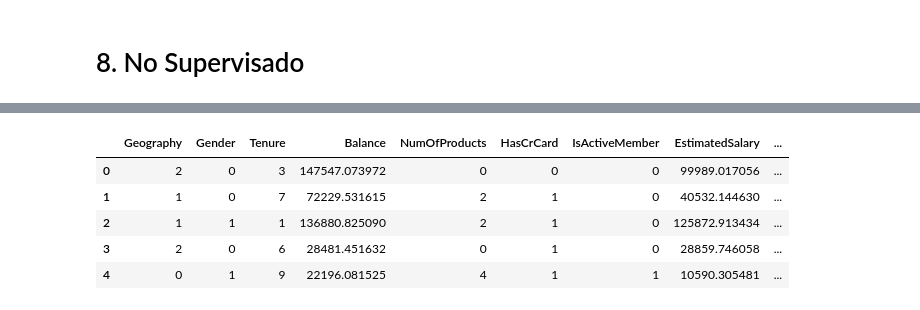
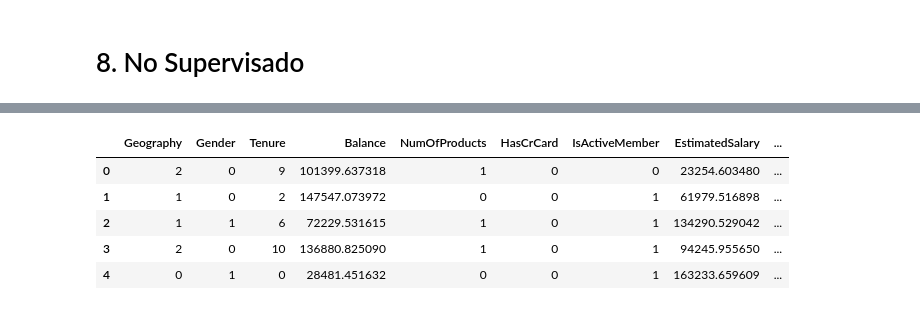
Before and after one commit to StevenNoboa/Proyecto_Machine_Learning_Bank_Customer_Churn_Detection, a Jupyter notebook: noteooks/Entrenamiento_Ev_ProyectoML_3.ipynb, the cells around one changed output, grey strips where cells are left out. Cells and saved outputs as stored; diff of their text form; code cells hidden in the pictures.

```diff
--- a/noteooks/Entrenamiento_Ev_ProyectoML_3.ipynb
+++ b/noteooks/Entrenamiento_Ev_ProyectoML_3.ipynb
@@ -792,31 +805,31 @@ with open(filename, 'rb') as archivo_entrada:
 # %%
 np.random.seed(12)
 
 nuevos_valores = {
     'Geography': np.random.randint(0, 3, size=5),
     'Gender': np.random.randint(0, 2, size=5),
-    'Tenure': np.random.randint(1, 10, size=5),
+    'Tenure': np.random.randint(0, 11, size=5),
     'Balance': np.random.uniform(0, 150000, size=5),
-    'NumOfProducts': np.random.randint(0, 5, size=5),
+    'NumOfProducts': np.random.randint(0, 2, size=5),
     'HasCrCard': np.random.randint(0, 2, size=5),
     'IsActiveMember': np.random.randint(0, 2, size=5),
     'EstimatedSalary': np.random.uniform(0, 200000, size=5),
     'Satisfaction Score': np.random.randint(1, 5, size=5),
-    'Card Type': np.random.randint(1, 5, size=5),
-    'Point Earned': np.random.randint(200, 1000, size=5),
-    'Age Category': np.random.randint(1, 4, size=5),
-    'CreditScore Category': np.random.randint(1, 4, size=5)
+    'Card Type': np.random.randint(0, 4, size=5),
+    'Point Earned': np.random.randint(119, 1000, size=5),
+    'Age Category': np.random.randint(0, 5, size=5),
+    'CreditScore Category': np.random.randint(0, 5, size=5)
 }
 
 nuevos_df = pd.DataFrame(nuevos_valores)
 nuevos_df
 # %% [output]
 |  | Geography | Gender | Tenure | Balance | NumOfProducts | HasCrCard | IsActiveMember | EstimatedSalary | ... |
-| 0 | 2 | 0 | 3 | 147547.073972 | 0 | 0 | 0 | 99989.017056 | ... |
-| 1 | 1 | 0 | 7 | 72229.531615 | 2 | 1 | 0 | 40532.144630 | ... |
-| 2 | 1 | 1 | 1 | 136880.825090 | 2 | 1 | 0 | 125872.913434 | ... |
-| 3 | 2 | 0 | 6 | 28481.451632 | 0 | 1 | 0 | 28859.746058 | ... |
-| 4 | 0 | 1 | 9 | 22196.081525 | 4 | 1 | 1 | 10590.305481 | ... |
+| 0 | 2 | 0 | 9 | 101399.637318 | 1 | 0 | 0 | 23254.603480 | ... |
+| 1 | 1 | 0 | 2 | 147547.073972 | 0 | 0 | 1 | 61979.516898 | ... |
+| 2 | 1 | 1 | 6 | 72229.531615 | 1 | 0 | 1 | 134290.529042 | ... |
+| 3 | 2 | 0 | 10 | 136880.825090 | 1 | 0 | 1 | 94245.955650 | ... |
+| 4 | 0 | 1 | 0 | 28481.451632 | 0 | 0 | 1 | 163233.659609 | ... |
 # %%
 modelo_importado_2.predict(nuevos_df)
 # %% [output]
```
Also changed, not shown: parts of 28 cells of this notebook, 8 other files.
